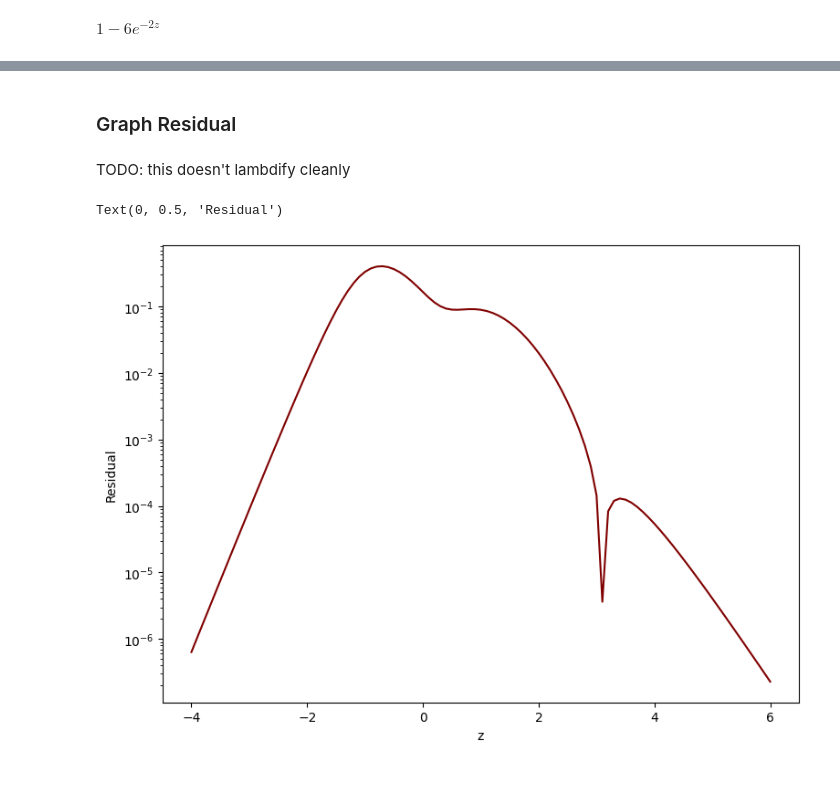
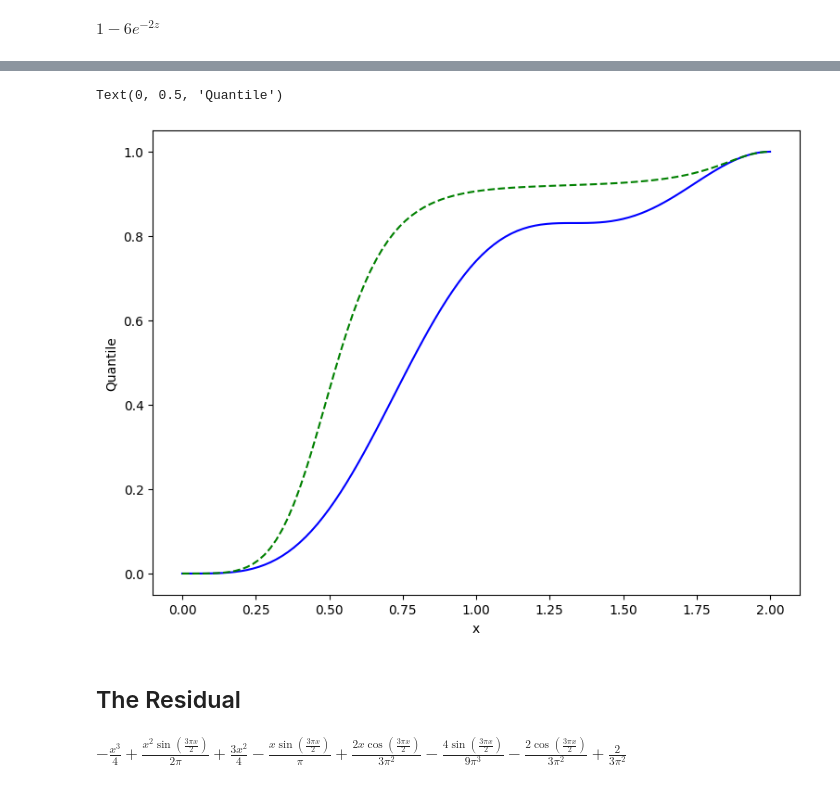
Before and after one commit to DesignToolInvestor/ManetSim, a Jupyter notebook: CdfFit/Note Books/dist_b_cdf_asym.ipynb, the cells around one changed output, grey strips where cells are left out. Drawn from its saved outputs; the diff is of its cells as text; code cells hidden in the pictures.

```diff
--- a/CdfFit/Note Books/dist_b_cdf_asym.ipynb
+++ b/CdfFit/Note Books/dist_b_cdf_asym.ipynb
@@ -379,2 +426,17 @@ ax.set_yticks(xTickAtan, xTicks)
+# %%
+fig,ax = plot.subplots(1,1, figsize=figSize)
+
+xGrid = Grid1(0,2, nPlot)
+cdfGridX = [dist.Cdf(x) for x in xGrid]
+plot.plot(xGrid,cdfGridX, c='blue')
+
+nullGridX = [nullXSym.subs(xSym, x).evalf() for x in xGrid]
+plot.plot(xGrid,nullGridX, '--', c="green")
+
+plot.xlabel('x')
+plot.ylabel('Quantile')
+# %% [output]
+Text(0, 0.5, 'Quantile')
+[figure, added]
 # %% [markdown]
-### Graph Residual
+## The Residual
@@ -383,15 +443,6 @@ Resid = lambda zV: dist.Cdf(invExp.subs(z,zV).evalf()) - nullZ.subs(z,zV).evalf(
-# %% [markdown]
-TODO:  this doesn't lambdify cleanly
-# %%
-fig,ax = plot.subplots(1,1, figsize=figSize)
-
-resZ = [Resid(zV) for zV in zGrid]
-absResZ = [abs(r) for r in resZ]
-
-plot.semilogy(zGrid, absResZ, c="maroon")
-
-plot.xlabel('z')
-plot.ylabel('Abs. of Residual')
-# %% [output]
-Text(0, 0.5, 'Residual')
-[figure, removed]
+# %%
+temp = sp.integrate(dist.pdfSym, xSym)
+cdfSym = temp - temp.subs(xSym, 0)
+cdfSym
+# %% [output]
+$\displaystyle - \frac{x^{3}}{4} + \frac{x^{2} \sin{\left(\frac{3 \pi x}{2} \right)}}{2 \pi} + \frac{3 x^{2}}{4} - \frac{x \sin{\left(\frac{3 \pi x}{2} \right)}}{\pi} + \frac{2 x \cos{\left(\frac{3 \pi x}{2} \right)}}{3 \pi^{2}} - \frac{4 \sin{\left(\frac{3 \pi x}{2} \right)}}{9 \pi^{3}} - \frac{2 \cos{\left(\frac{3 \pi x}{2} \right)}}{3 \pi^{2}} + \frac{2}{3 \pi^{2}}$
```
Also changed, not shown: parts of 92 cells of this notebook.
